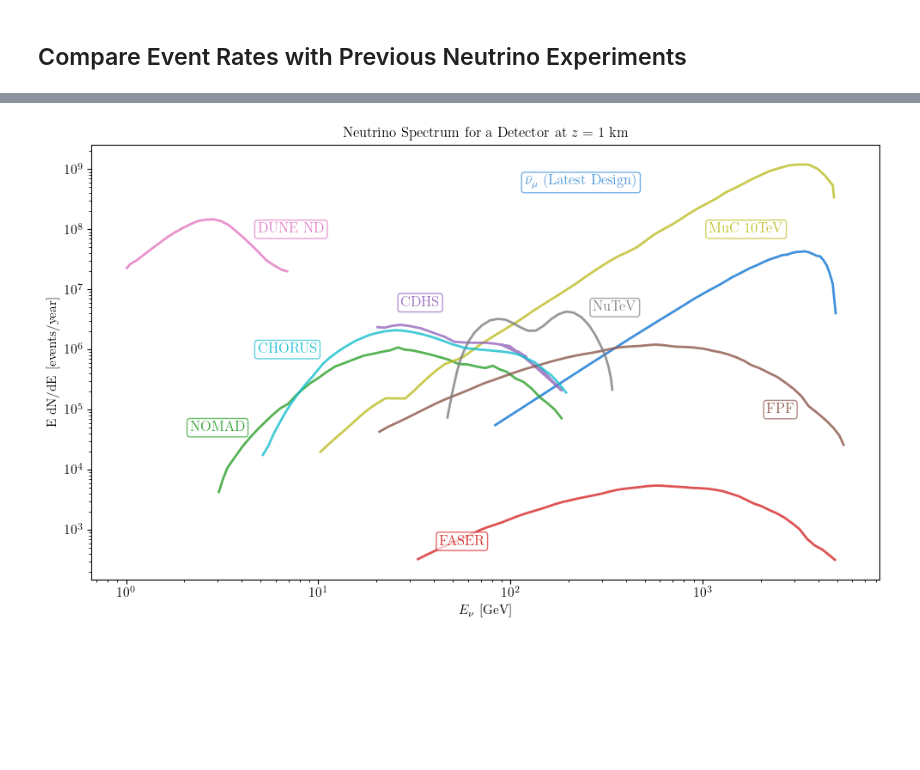
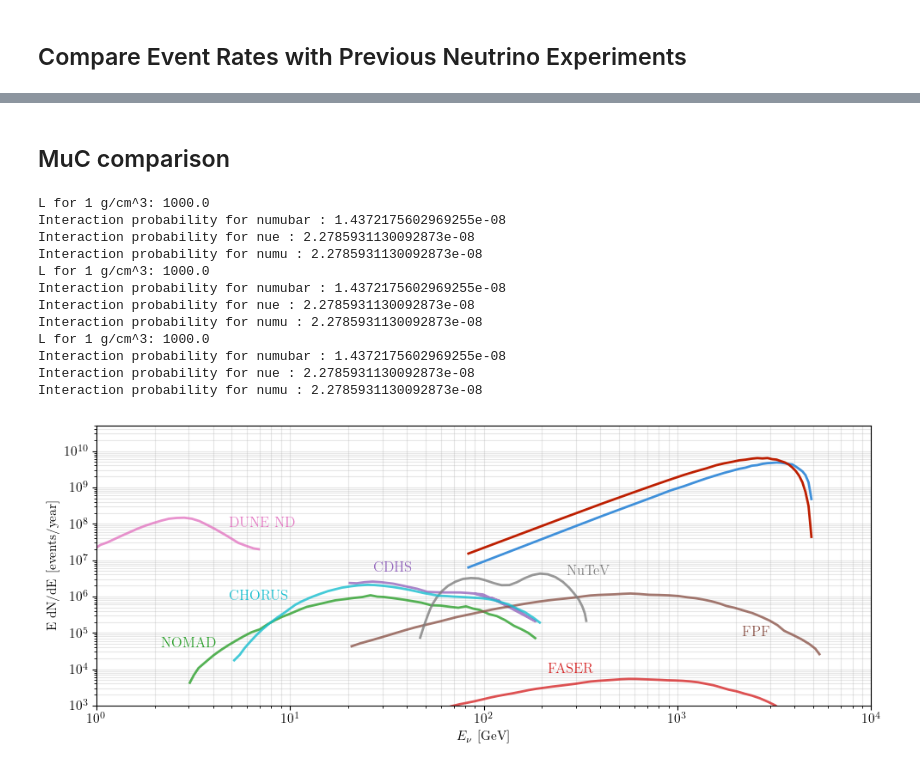
Before and after one commit to jchoi55/MINT, a Jupyter notebook: main_collider_ring_studies.ipynb, the cells around one changed output, grey strips where cells are left out. Drawn from its saved outputs; the diff is of its cells as text; code cells hidden in the pictures; blank space fills up the shorter version.

```diff
--- a/main_collider_ring_studies.ipynb
+++ b/main_collider_ring_studies.ipynb
@@ -216,6 +227,6 @@ muon_lifetime min/max: 0.10396625395778492 0.10396625395778492
 # %%
 # Detector and running assumptions for event-rate estimate
-det_radius = 2e2  # cm (2 m radius)
+det_radius = 0.1e2  # cm (2 m radius)
 detector_length_cm = 10e2  # 10 m target depth
 rho_g_cm3 = 1.00
 nucleon_column_density = rho_g_cm3 * detector_length_cm / const.m_proton_in_g
@@ -502,0 +541,13 @@ for flavor in ["numubar", "nue", "numu"]:
+# %%
+r_vals = np.geomspace(0.1, 2e2, 50)
+n_total_numubar = []
+n_total_numubar_noBD = []
+n_total_nue = []
+n_total_nue_noBD = []
+for r in r_vals:
+    event_results_r = get_event_rate(det_length=10e2, det_radius_cm=r, L_to_IP_cm=L_det)
+    n_total_numubar.append(np.trapz(event_results_r["numubar"]["dN_dE_per_year"], energy_centers))
+    n_total_nue.append(np.trapz(event_results_r["nue"]["dN_dE_per_year"], energy_centers))
+    event_results_r = get_event_rate(det_length=10e2, det_radius_cm=r, L_to_IP_cm=L_det)
+    n_total_numubar_noBD.append(np.trapz(event_results_r["numubar_nobd"]["dN_dE_per_year"], energy_centers))
+    n_total_nue_noBD.append(np.trapz(event_results_r["nue_nobd"]["dN_dE_per_year"], energy_centers))
@@ -503,10 +636,31 @@ for flavor in ["numubar", "nue", "numu"]:
+# %% [markdown]
+## MuC comparison
+# %%
+L_det = 1e5  # cm (1 km)
+event_results = get_event_rate(det_length=10e2, det_radius_cm=1e2, L_to_IP_cm=L_det)
+event_results_2 = get_event_rate(det_length=10e2, det_radius_cm=2e2, L_to_IP_cm=L_det)
+event_results_3 = get_event_rate(det_length=10e2, det_radius_cm=2e2, L_to_IP_cm=L_det)
+# %% [output]
+L for 1 g/cm^3: 1000.0
+Interaction probability for numubar : 1.4372175602969255e-08
+Interaction probability for nue : 2.2785931130092873e-08
+Interaction probability for numu : 2.2785931130092873e-08
+L for 1 g/cm^3: 1000.0
+Interaction probability for numubar : 1.4372175602969255e-08
+Interaction probability for nue : 2.2785931130092873e-08
+Interaction probability for numu : 2.2785931130092873e-08
+L for 1 g/cm^3: 1000.0
+Interaction probability for numubar : 1.4372175602969255e-08
+Interaction probability for nue : 2.2785931130092873e-08
+Interaction probability for numu : 2.2785931130092873e-08
 # %%
 # fig, ax = pt.std_fig()
 
-fig, ax = plt.subplots(figsize=(10, 6))
+fig, ax = plt.subplots(figsize=(10, 4))
 line_handles = []
 
-line, = ax.plot(energy_centers, event_results3["numubar"]["dN_dE_per_year"]*energy_centers, lw=2, label=label["numubar"]+" (Latest Design)")
+line, = ax.plot(energy_centers, event_results["numubar"]["dN_dE_per_year"]*energy_centers, lw=2, label=label["numubar"]+" (Latest Design)")
+line, = ax.plot(energy_centers, event_results["nue"]["dN_dE_per_year"]*energy_centers, lw=2, label=label["nue"]+" (Latest Design)")
 line_handles.append(line)
 ax.set_xscale("log")
 ax.set_yscale("log")
@@ -520,21 +674,26 @@ ax.set_yscale("log")
 plt.gca().set_prop_cycle(None)
 
 # Plot neutrino experiment data as lines
-experiment_colors = ["tab:green", "tab:olive", "tab:purple", "tab:brown", "tab:gray", "tab:pink", "tab:cyan", "tab:red"]
+experiment_colors = ["tab:green", "grey", "tab:purple", "tab:brown", "tab:gray", "tab:pink", "tab:cyan", "tab:red"]
 exp_line_handles = []
 for i, (exp_name, arr) in enumerate(nu_spectrum_arrays.items()):
     arr = np.array(arr)
     if arr.shape[1] == 2:
-        exp_line, = ax.plot(arr[:,0], arr[:,1], linestyle='-', label=exp_name, lw=2, color=experiment_colors[i % len(experiment_colors)], alpha=0.8)
+        if exp_name in ["MuC 10TeV"]:
+            ls = (1,(3,1))
+            continue
+        else:
+            ls = '-'
+        exp_line, = ax.plot(arr[:,0], arr[:,1], linestyle=ls, label=exp_name, lw=2, color=experiment_colors[i % len(experiment_colors)], alpha=0.8)
         exp_line_handles.append((exp_line, exp_name))
 
 ax.set_xlabel(r"$E_\nu$ [GeV]")
 ax.set_ylabel(r"E dN/dE [events/year]")
-# ax.set_xlim(0, 5)
-# ax.set_ylim(0, None)
+ax.set_xlim(1, 1e4)
+ax.set_ylim(1e3, 5e10)
 # Remove the default legend
 # ax.legend(frameon=False, fontsize=12)
-ax.set_title(r"Neutrino Spectrum for a Detector at $z = 1$ km")
+# ax.set_title(r"Neutrino Spectrum for a Detector at $z = 1$ km")
 fig.tight_layout()
 
 # Annotate each line with its label and color
@@ -543,50 +702,51 @@ fig.tight_layout()
 manual_label_positions = {
     # Example: 'label_text': (x_value, y_value)
     # You can fill these in manually for each line
-    r"$\bar\nu_\mu$ (Latest Design)": (110, 6e8),
-    r"$\nu_e$ (Latest Design)": (70, 1e8),
-    r"MuC 10TeV": (1000, 1e8),
+    r"$\bar\nu_\mu$ MuC 10 TeV": (110, 6e8),
+    r"$\nu_e$ MuC 10 TeV": (70, 1e8),
+    r"MuC 10TeV": (1000, 1.5e8),
     r"CHORUS": (4.5, 1e6),
     r"DUNE ND": (4.5, 1e8),
     r"NuTeV": (250, 5e6),
     r"FPF": (2000, 1e5),
     r"NOMAD": (2,5e4),
     r"CDHS": (25,6e6),
-    r"$\nu_\mu$ (Latest Design)": (300, 2e9),
+    r"FASER": (200, 1e4),
+    r"$\nu_\mu$ MuC 10 TeV": (300, 2e9),
     "Latest Design": (270, 2e9)
 }
 
 def annotate_line(ax, line, label, xdata, ydata):
     if label in manual_label_positions:
         x_pos, y_pos = manual_label_positions[label]
     else:
         # Default: 70% along the line
-        x_pos = xdata[int(0.05 * len(xdata))]
-        y_pos = ydata[int(0.1 * len(ydata))]
+        x_pos = xdata[0]
+        y_pos = np.max(ydata) * 1.9
     ax.annotate(label,
                 xy=(x_pos, y_pos),
                 xytext=(5, 0),
                 textcoords='offset points',
                 color=line.get_color(),
                 fontsize=12,
                 va='center',
                 ha='left',
-                fontweight='bold',
-                bbox=dict(boxstyle='round,pad=0.2', fc='white', ec=line.get_color(), lw=1, alpha=0.7))
+                fontweight='bold')
 
 # Annotate main design lines
-annotate_line(ax, line_handles[0], label["numubar"]+" (Latest Design)", energy_centers, event_results["numubar"]["dN_dE_per_year"]*energy_centers)
+# annotate_line(ax, line_handles[0], r"\noindent MuC 10 TeV "+label["numubar"]+r" \\($z=1$~km, $L=10$~m, $r=10$ cm, $10^3$ cycles)", energy_centers, event_results["numubar"]["dN_dE_per_year"]*energy_centers)
+# annotate_line(ax, line_handles[1], r"\noindent MuC 10 TeV "+label["nue"]+r" \\($z=1$~km, $L=10$~m, $r=10$ cm, $10^3$ cycles)", energy_centers, event_results["nue"]["dN_dE_per_year"]*energy_centers)
 
 # annotate_line(ax, sum_line, "Latest Design", energy_centers, sum_event)
-
+ax.grid(True, which='both', ls='-', alpha=0.3)
 # Annotate experiment lines
 for exp_line, exp_name in exp_line_handles:
     xdata = exp_line.get_xdata()
     ydata = exp_line.get_ydata()
     # Only annotate if there is data
     if len(xdata) > 0 and len(ydata) > 0:
         annotate_line(ax, exp_line, exp_name, xdata, ydata)
 
 fig.savefig("plots/numubar_spectrum.pdf", dpi=300, bbox_inches="tight")
 # %% [output]
-[figure, old version]
+[figure, new version]
```
Also changed, not shown: parts of 24 cells of this notebook, 16 other files.
